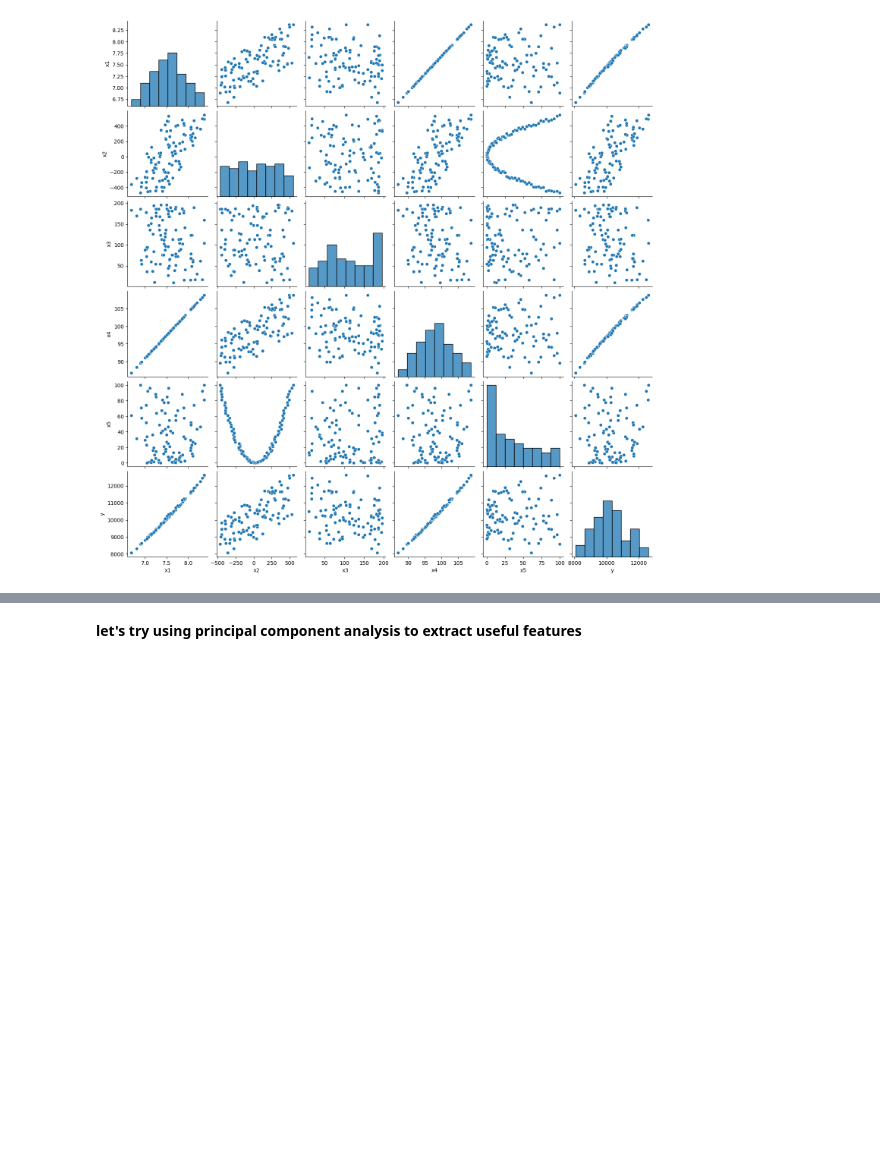
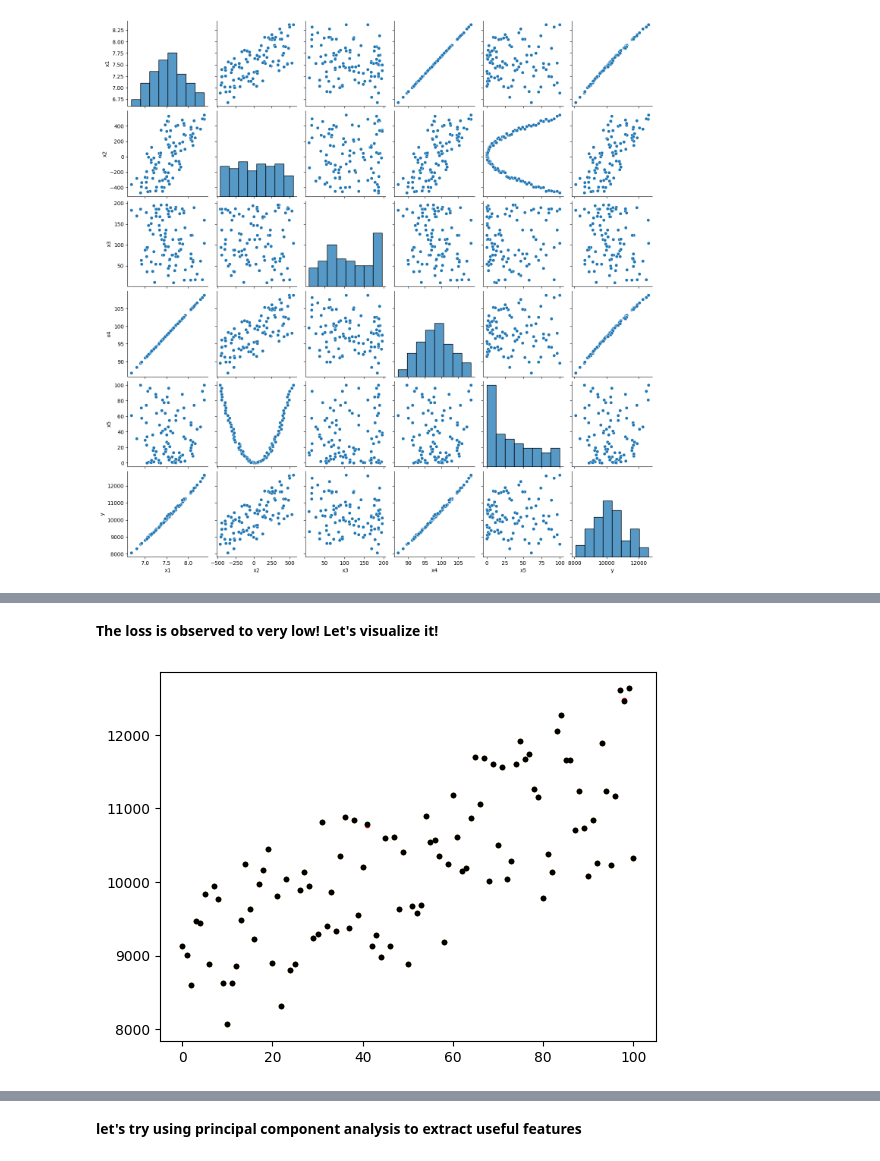
Before and after one commit to sudarsun/DA5401-2024, a Jupyter notebook: Assignment3-Solution.ipynb, the cells around one changed output, grey strips where cells are left out. Saved outputs shown, nothing was run; the diff lists cells and outputs as text; code cells hidden in the pictures; blank space fills up the shorter version.

```diff
--- a/Assignment3-Solution.ipynb
+++ b/Assignment3-Solution.ipynb
@@ -122,0 +155,9 @@ sb.pairplot(df)
+# %% [markdown]
+__The loss is observed to very low!  Let's visualize it!__
+# %%
+plt.plot(yy, 'r.')
+plt.plot(yhat_poly, 'g.')
+plt.plot(yhat, 'k.')
+plt.show()
+# %% [output]
+[figure, added]
```
Also changed, not shown: parts of 22 cells of this notebook.
